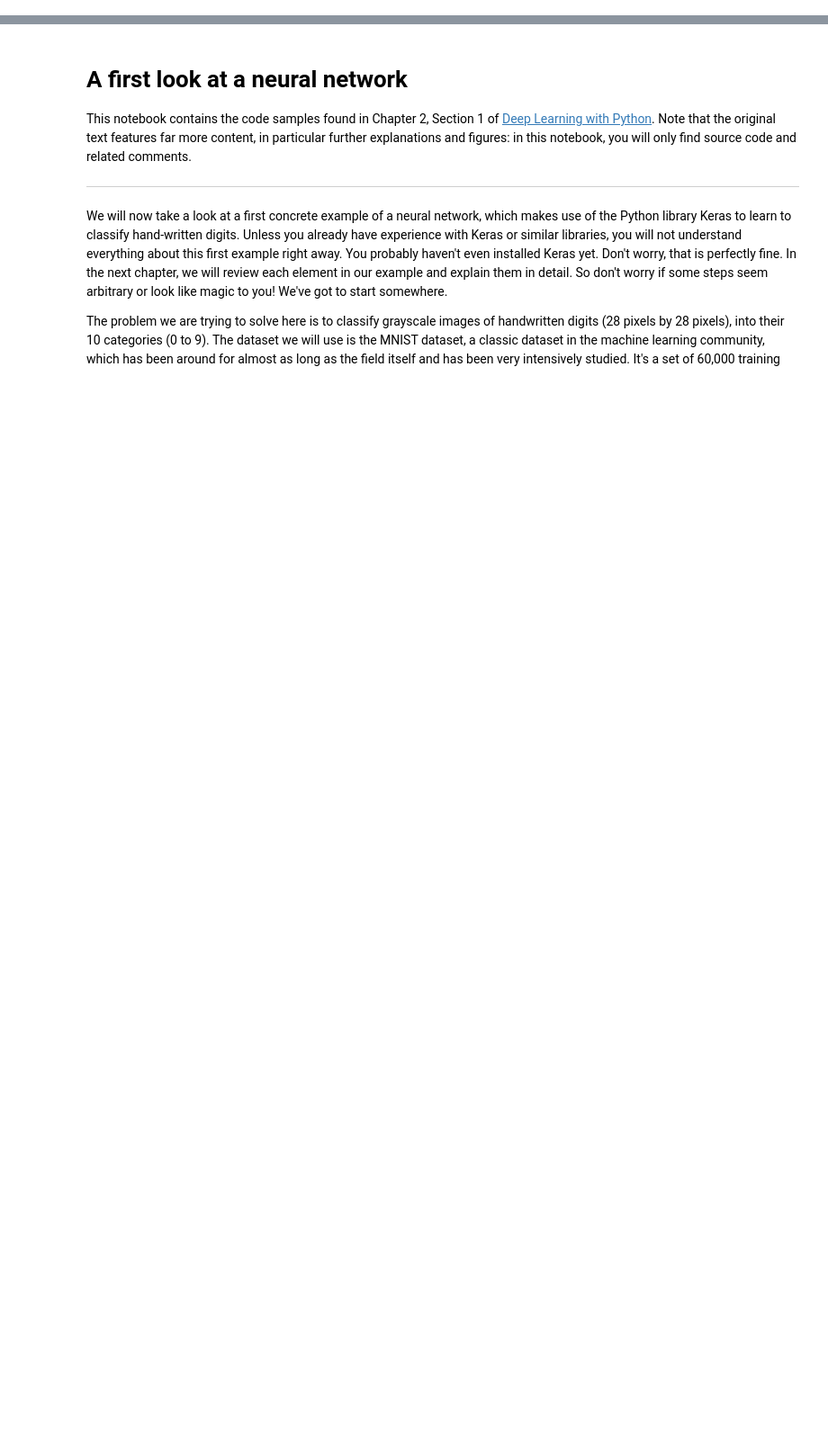
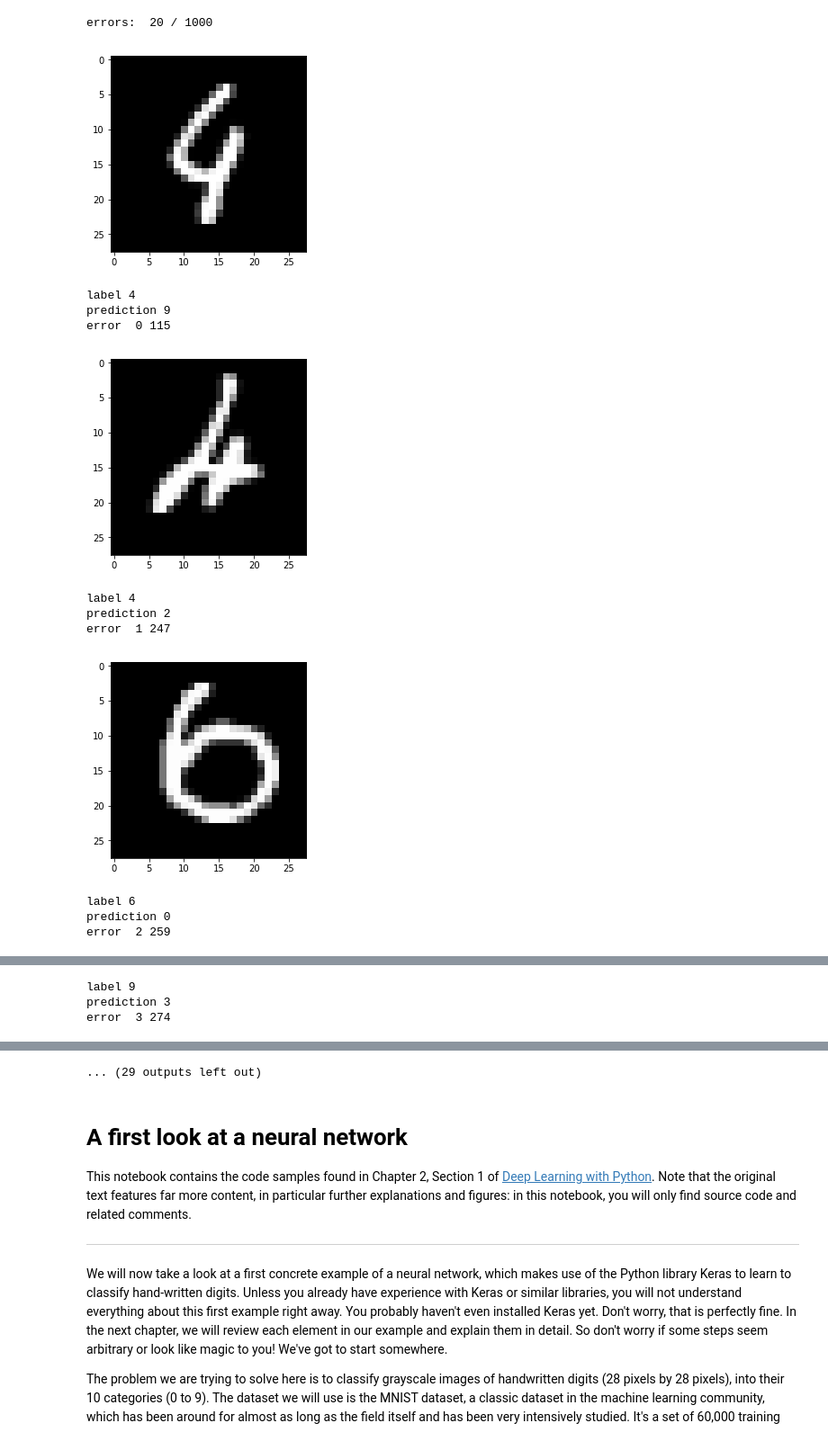
Before and after one commit to davidxue1989/deep-learning-with-python-notebooks, a Jupyter notebook: 2.1-a-first-look-at-a-neural-network.ipynb, the cells around one changed output, grey strips where cells are left out. Shown at 90% size. Cells and saved outputs as stored; diff of their text form; code cells hidden in the pictures; blank space fills up the shorter version.

```diff
--- a/2.1-a-first-look-at-a-neural-network.ipynb
+++ b/2.1-a-first-look-at-a-neural-network.ipynb
@@ -6,0 +166,20 @@ Using MXNet backend
+# %%
+
+
+
+network = models.Sequential()
+network.add(layers.Dense(512, activation='relu', input_shape=(28 * 28,)))
+network.add(layers.Dense(10, activation='softmax'))
+network.compile(optimizer='rmsprop',
+                loss='categorical_crossentropy',
+                metrics=['accuracy'])
+
+history = network.fit(train_images,
+                    train_labels,
+                    epochs=5,
+                    batch_size=128)
+
+# network.fit(train_images, train_labels, epochs=5, batch_size=128)
+
+test_loss, test_acc = network.evaluate(test_images, test_labels)
+print('test_acc:', test_acc)
@@ -6,0 +199,38 @@ Using MXNet backend
+# %%
+def showImg(idx, images, lables):
+    img = images[idx]
+    plt.imshow(img,cmap='gray')
+    plt.show()
+
+
+def showPred(idx, images, labels, preds):
+    showImg(idx, images, labels)
+    print('label', labels[idx])
+    print('prediction', preds[idx])
+
+subsample_n = 1000
+s_images_cp = test_images_cp[0:subsample_n]
+s_labels_cp = test_labels_cp[0:subsample_n]
+s_images = test_images[0:subsample_n]
+s_labels = test_labels[0:subsample_n]
+s_preds = network.predict_classes(s_images)
+
+error_idx = np.where(s_preds != s_labels_cp)[0]
+print('errors: ', len(error_idx), '/', subsample_n)
+for cnt, idx in enumerate(error_idx):
+    showPred(idx, s_images_cp, s_labels_cp, s_preds)
+    print('error ', cnt, idx)
+# %% [output]
+errors:  20 / 1000
+[figure, added]
+label 4
+prediction 9
+error  0 115
+[figure, added]
+label 4
+prediction 2
+error  1 247
+[figure, added]
+label 6
+prediction 0
+error  2 259
@@ -6,0 +238,3 @@ Using MXNet backend
+label 9
+prediction 3
+error  3 274
@@ -7,3 +246,4 @@ Using MXNet backend
+... (29 outputs left out)
 # %% [markdown]
 # A first look at a neural network
 
```
Also changed, not shown: parts of 13 cells of this notebook, 1 other file.
